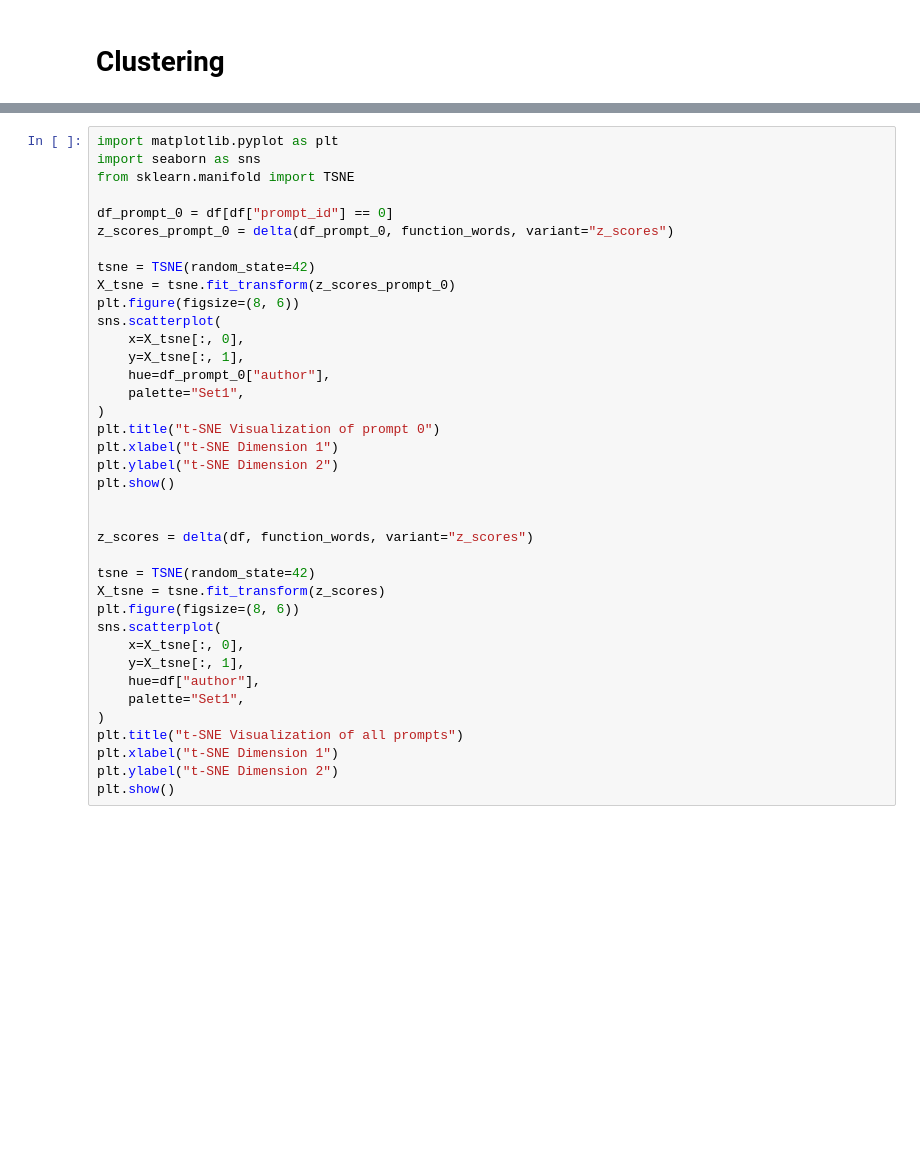
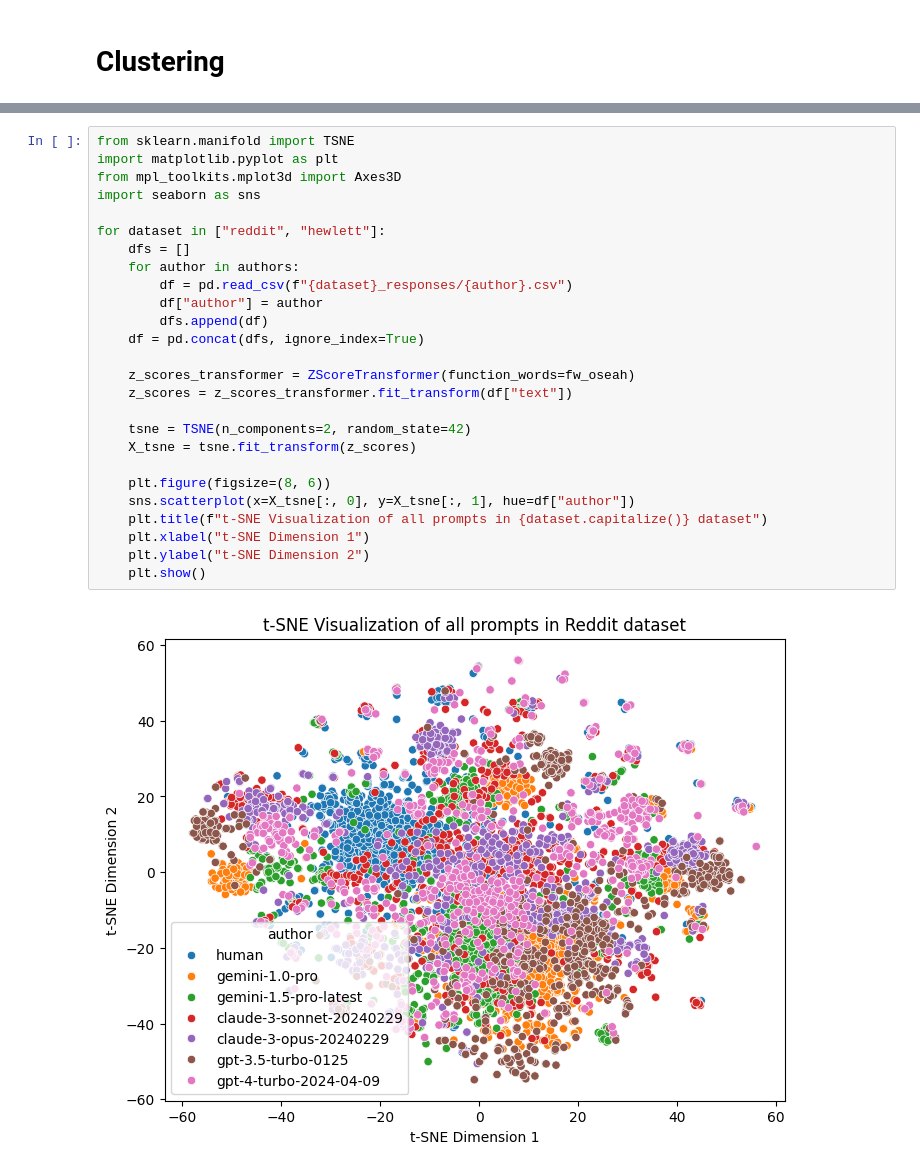
Before and after one commit to harrison-f-stropkay/llm-style, a Jupyter notebook: data/analysis.ipynb, the cells around one changed output, grey strips where cells are left out. Cells and saved outputs as stored; diff of their text form; blank space fills up the shorter version.

```diff
--- a/data/analysis.ipynb
+++ b/data/analysis.ipynb
@@ -177,38 +254,28 @@ TypeError: classify() missing 1 required positional argument: 'function_words'
 # %%
+from sklearn.manifold import TSNE
 import matplotlib.pyplot as plt
+from mpl_toolkits.mplot3d import Axes3D
 import seaborn as sns
-from sklearn.manifold import TSNE
 
-df_prompt_0 = df[df["prompt_id"] == 0]
-z_scores_prompt_0 = delta(df_prompt_0, function_words, variant="z_scores")
+for dataset in ["reddit", "hewlett"]:
+    dfs = []
+    for author in authors:
+        df = pd.read_csv(f"{dataset}_responses/{author}.csv")
+        df["author"] = author
+        dfs.append(df)
+    df = pd.concat(dfs, ignore_index=True)
 
-tsne = TSNE(random_state=42)
-X_tsne = tsne.fit_transform(z_scores_prompt_0)
-plt.figure(figsize=(8, 6))
-sns.scatterplot(
-    x=X_tsne[:, 0],
-    y=X_tsne[:, 1],
-    hue=df_prompt_0["author"],
-    palette="Set1",
-)
-plt.title("t-SNE Visualization of prompt 0")
-plt.xlabel("t-SNE Dimension 1")
-plt.ylabel("t-SNE Dimension 2")
-plt.show()
+    z_scores_transformer = ZScoreTransformer(function_words=fw_oseah)
+    z_scores = z_scores_transformer.fit_transform(df["text"])
 
+    tsne = TSNE(n_components=2, random_state=42)
+    X_tsne = tsne.fit_transform(z_scores)
 
-z_scores = delta(df, function_words, variant="z_scores")
-
-tsne = TSNE(random_state=42)
-X_tsne = tsne.fit_transform(z_scores)
-plt.figure(figsize=(8, 6))
-sns.scatterplot(
-    x=X_tsne[:, 0],
-    y=X_tsne[:, 1],
-    hue=df["author"],
-    palette="Set1",
-)
-plt.title("t-SNE Visualization of all prompts")
-plt.xlabel("t-SNE Dimension 1")
-plt.ylabel("t-SNE Dimension 2")
-plt.show()
+    plt.figure(figsize=(8, 6))
+    sns.scatterplot(x=X_tsne[:, 0], y=X_tsne[:, 1], hue=df["author"])
+    plt.title(f"t-SNE Visualization of all prompts in {dataset.capitalize()} dataset")
+    plt.xlabel("t-SNE Dimension 1")
+    plt.ylabel("t-SNE Dimension 2")
+    plt.show()
+# %% [output]
+[figure, added]
```
Also changed, not shown: parts of 14 cells of this notebook.
